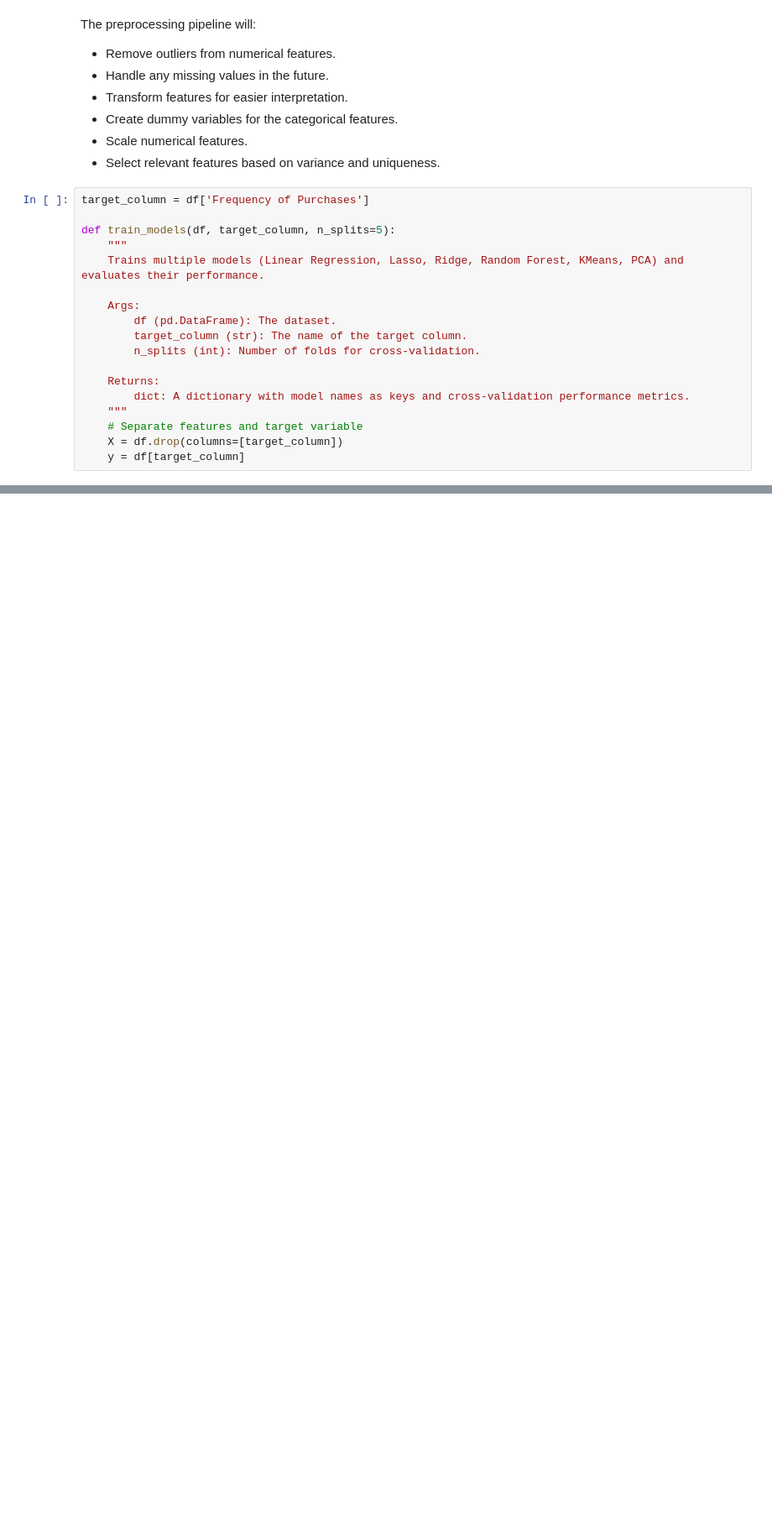
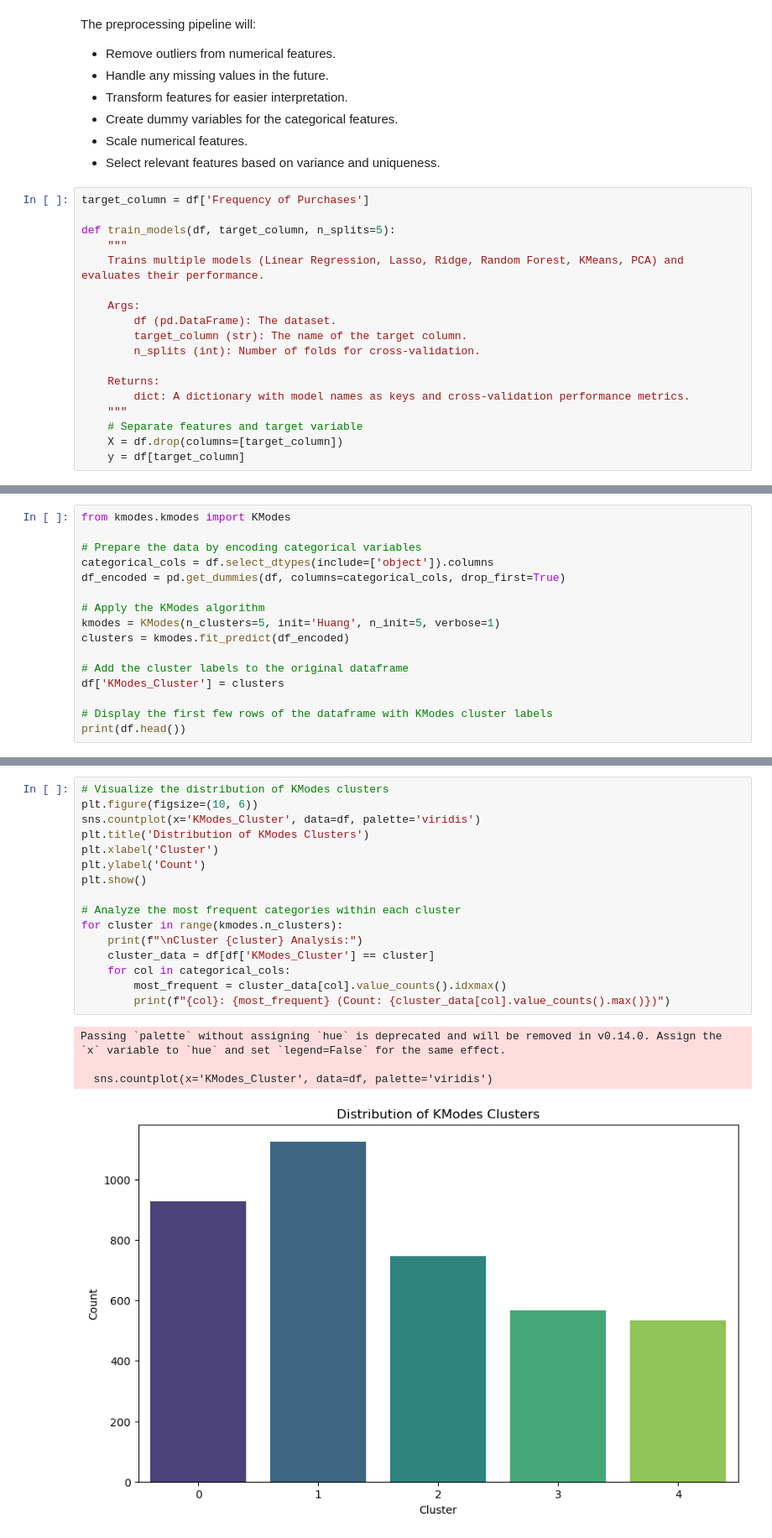
Before and after one commit to CassandraMaldonado/ML_customer_clustering, a Jupyter notebook: Customer_Retail.ipynb, the cells around one changed output, grey strips where cells are left out. Shown at 84% size. Drawn from its saved outputs; the diff is of its cells as text; blank space fills up the shorter version.

```diff
--- a/Customer_Retail.ipynb
+++ b/Customer_Retail.ipynb
@@ -323,0 +459,16 @@ NameError: name 'X' is not defined
+# %%
+from kmodes.kmodes import KModes
+
+# Prepare the data by encoding categorical variables
+categorical_cols = df.select_dtypes(include=['object']).columns
+df_encoded = pd.get_dummies(df, columns=categorical_cols, drop_first=True)
+
+# Apply the KModes algorithm
+kmodes = KModes(n_clusters=5, init='Huang', n_init=5, verbose=1)
+clusters = kmodes.fit_predict(df_encoded)
+
+# Add the cluster labels to the original dataframe
+df['KModes_Cluster'] = clusters
+
+# Display the first few rows of the dataframe with KModes cluster labels
+print(df.head())
@@ -323,0 +493,21 @@ NameError: name 'X' is not defined
+# %%
+# Visualize the distribution of KModes clusters
+plt.figure(figsize=(10, 6))
+sns.countplot(x='KModes_Cluster', data=df, palette='viridis')
+plt.title('Distribution of KModes Clusters')
+plt.xlabel('Cluster')
+plt.ylabel('Count')
+plt.show()
+
+# Analyze the most frequent categories within each cluster
+for cluster in range(kmodes.n_clusters):
+    print(f"\nCluster {cluster} Analysis:")
+    cluster_data = df[df['KModes_Cluster'] == cluster]
+    for col in categorical_cols:
+        most_frequent = cluster_data[col].value_counts().idxmax()
+        print(f"{col}: {most_frequent} (Count: {cluster_data[col].value_counts().max()})")
+# %% [output]
+Passing `palette` without assigning `hue` is deprecated and will be removed in v0.14.0. Assign the `x` variable to `hue` and set `legend=False` for the same effect.
+
+  sns.countplot(x='KModes_Cluster', data=df, palette='viridis')
+[figure, added]
```
Also changed, not shown: parts of 15 cells of this notebook.
